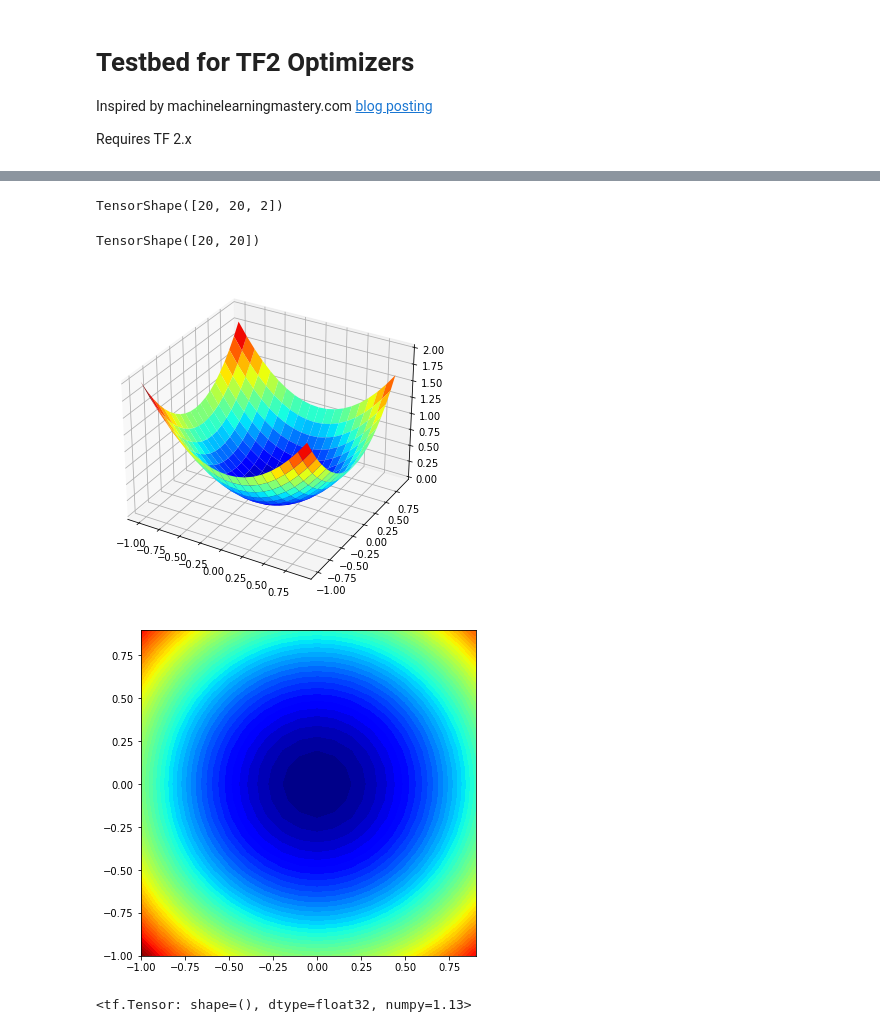
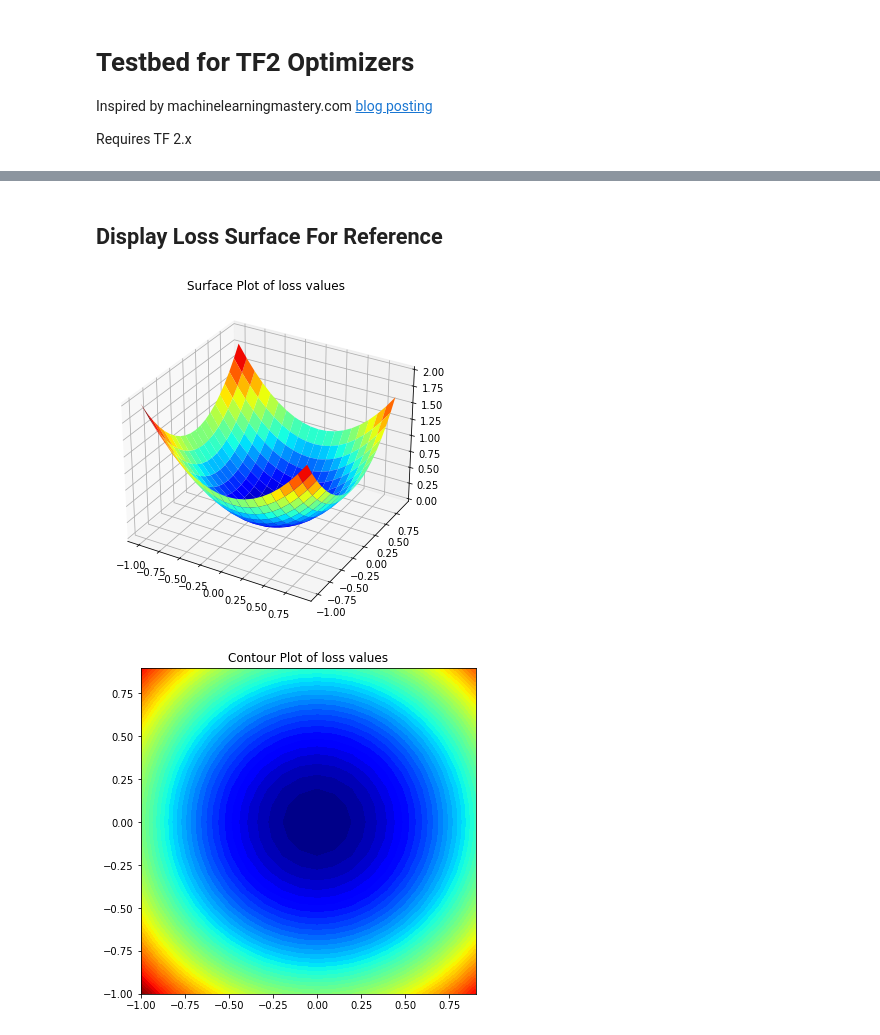
Before and after one commit to jimthompson5802/tf2_playground, a Jupyter notebook: optimizers/optimizer_playground.ipynb, the cells around one changed output, grey strips where cells are left out. Drawn from its saved outputs; the diff is of its cells as text; code cells hidden in the pictures.

Commit message:
feat: initial working generalized version

```diff
--- a/optimizers/optimizer_playground.ipynb
+++ b/optimizers/optimizer_playground.ipynb
@@ -13,9 +26,15 @@ import tensorflow as tf
+# %%
+def loss_function(x):
+    return tf.reduce_sum((x * [1, 1])**2, axis=-1)
+# %% [markdown]
+## Display Loss Surface For Reference
 # %%
-a = tf.range(-1, 1, 0.1, dtype=tf.float32)
-b = tf.range(-1, 1, 0.1, dtype=tf.float32)
+# generate plot points
+x = tf.range(-1, 1, 0.1, dtype=tf.float32)
+y = tf.range(-1, 1, 0.1, dtype=tf.float32)
+
+t_list = tf.meshgrid(x, y, indexing='ij')
+t = tf.stack(t_list, axis=-1)
+
+# generate loss surface
+loss_surface = loss_function(t)
-# %%
-t_list = tf.meshgrid(a, b, indexing='ij')
-t = tf.stack(t_list, axis=-1)
-t.shape
-# %% [output]
-TensorShape([20, 20, 2])
@@ -27,23 +41,20 @@ results = objective_function(t)
-# %%
-results.shape
-# %% [output]
-TensorShape([20, 20])
 # %%
 
-# create a surface plot with the jet color scheme
+# display surface plot for loss_surface
 figure = plt.figure(figsize=(6,6))
 axis = figure.gca(projection='3d')
 axis.plot_surface(t_list[0], t_list[1],
-                  results.numpy(), cmap='jet')
+                  loss_surface.numpy(), cmap='jet')
 # show the plot
+plt.title('Surface Plot of loss values')
 plt.show()
+
+# display contour plot version
+figure = plt.figure(figsize=(6,6))
+plt.contourf(t_list[0], t_list[1], loss_surface, levels=50, cmap='jet')
+# show the plot
+plt.title('Contour Plot of loss values')
+plt.show()
 # %% [output]
-[figure, old version]
+[figure, new version]
+[figure, added]
-# %%
-# create a filled contour plot with 50 levels and jet color scheme
-figure = plt.figure(figsize=(6,6))
-plt.contourf(t_list[0], t_list[1], results, levels=50, cmap='jet')
-# show the plot
-plt.show()
-# %% [output]
-[figure, removed]
@@ -52,5 +60,0 @@ optimizer = tf.keras.optimizers.Adam(learning_rate=0.01)
-# %%
-x = tf.Variable([.7, .8], dtype=tf.float32)
-objective_function(x)
-# %% [output]
-<tf.Tensor: shape=(), dtype=float32, numpy=1.13>
```
Also changed, not shown: parts of 19 cells of this notebook.
